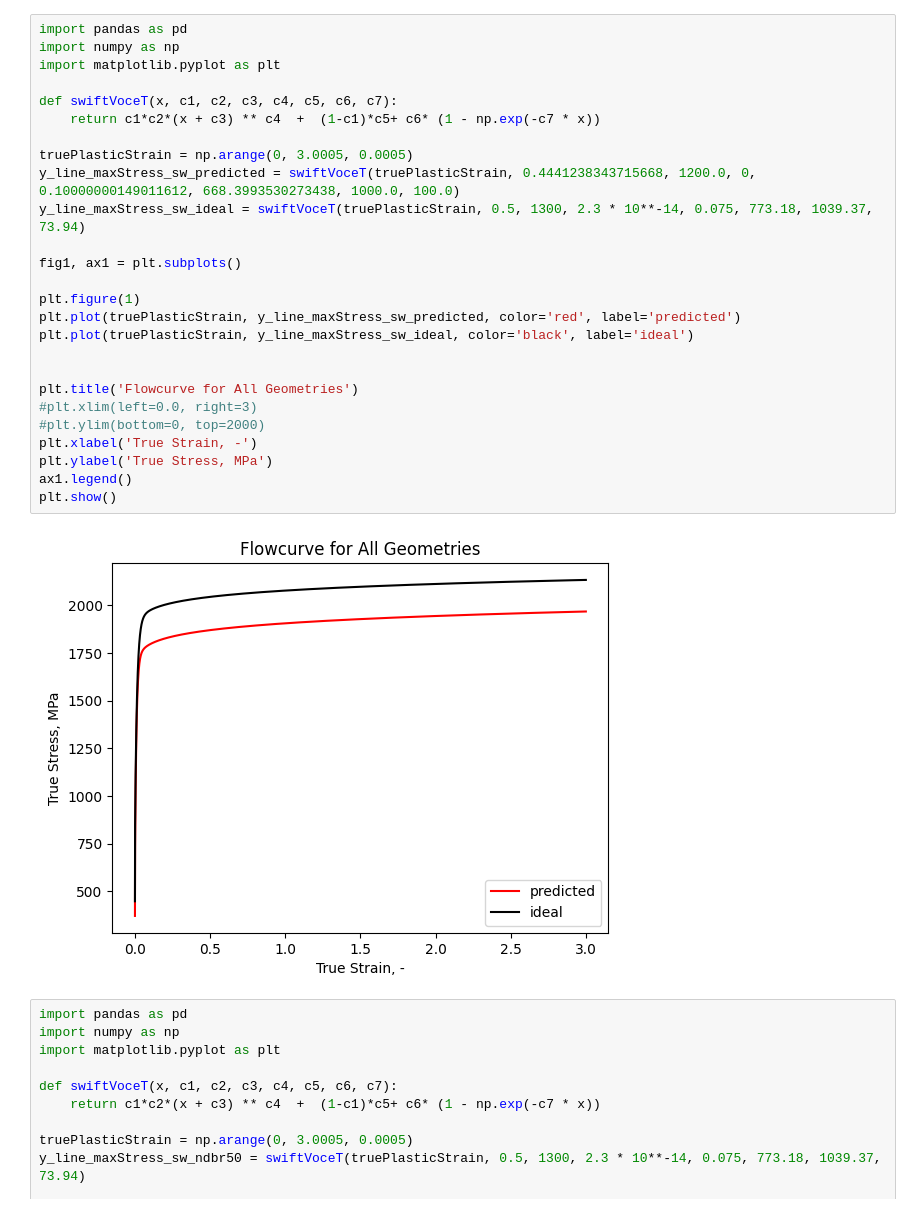
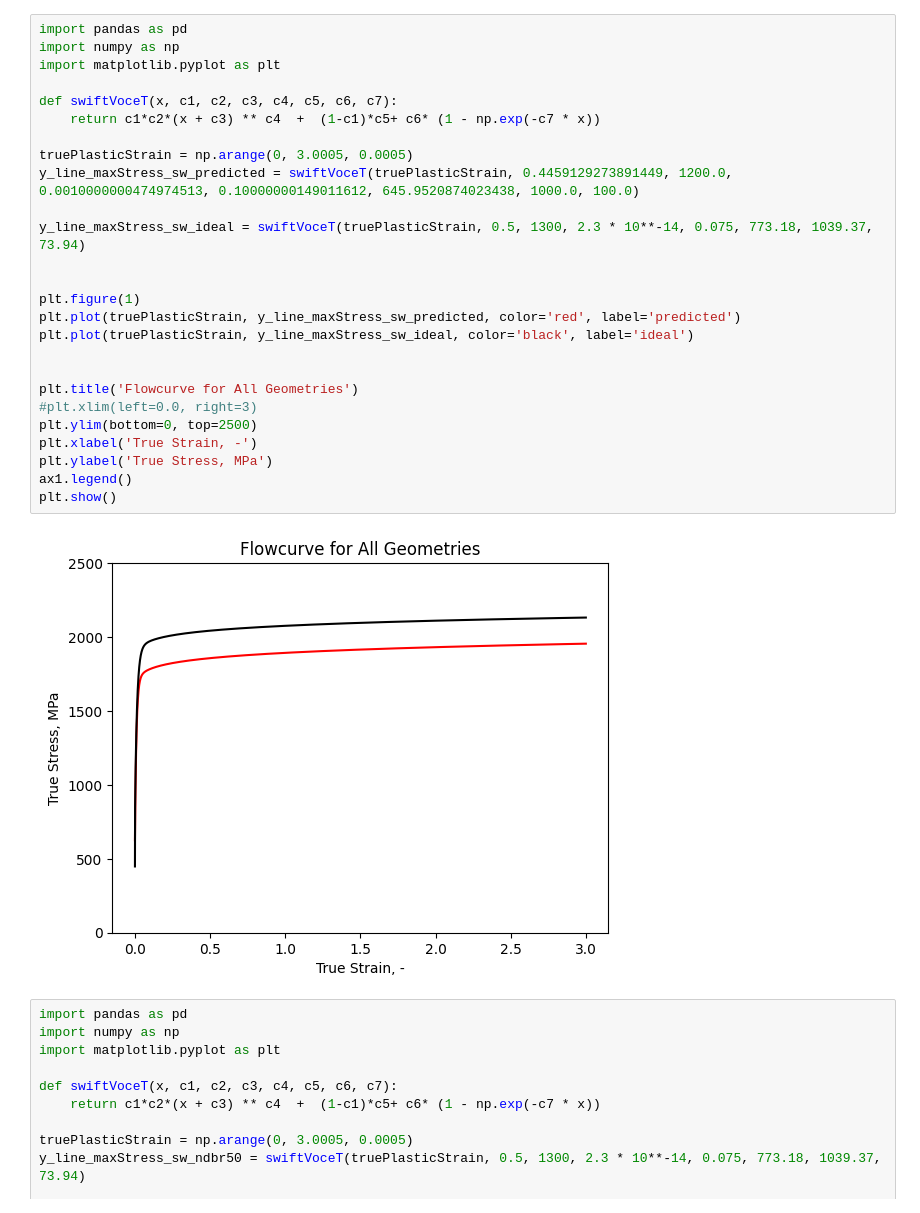
Before and after one commit to LianjGroup/Machine-Learning-Assisted-Optimization-of-Hardening-Parameters, a Jupyter notebook: MAIN/MODELS/PART20_FLOWCURVES.ipynb, the cells around one changed output. Drawn from its saved outputs; the diff is of its cells as text.

```diff
--- a/MAIN/MODELS/PART20_FLOWCURVES.ipynb
+++ b/MAIN/MODELS/PART20_FLOWCURVES.ipynb
@@ -1,31 +1,31 @@
 # %%
 import pandas as pd
 import numpy as np
 import matplotlib.pyplot as plt
 
 def swiftVoceT(x, c1, c2, c3, c4, c5, c6, c7):
     return c1*c2*(x + c3) ** c4  +  (1-c1)*c5+ c6* (1 - np.exp(-c7 * x))
 
 truePlasticStrain = np.arange(0, 3.0005, 0.0005)
-y_line_maxStress_sw_predicted = swiftVoceT(truePlasticStrain, 0.4441238343715668, 1200.0, 0, 0.10000000149011612, 668.3993530273438, 1000.0, 100.0)
+y_line_maxStress_sw_predicted = swiftVoceT(truePlasticStrain, 0.4459129273891449, 1200.0, 0.0010000000474974513, 0.10000000149011612, 645.9520874023438, 1000.0, 100.0)
+
 y_line_maxStress_sw_ideal = swiftVoceT(truePlasticStrain, 0.5, 1300, 2.3 * 10**-14, 0.075, 773.18, 1039.37, 73.94)
 
-fig1, ax1 = plt.subplots()
 
 plt.figure(1)
 plt.plot(truePlasticStrain, y_line_maxStress_sw_predicted, color='red', label='predicted')
 plt.plot(truePlasticStrain, y_line_maxStress_sw_ideal, color='black', label='ideal')
 
 
 plt.title('Flowcurve for All Geometries')
 #plt.xlim(left=0.0, right=3)
-#plt.ylim(bottom=0, top=2000)
+plt.ylim(bottom=0, top=2500)
 plt.xlabel('True Strain, -')
 plt.ylabel('True Stress, MPa')
 ax1.legend()
 plt.show()
 # %% [output]
-[figure, old version]
+[figure, new version]
 # %%
 import pandas as pd
 import numpy as np
```
Also changed, not shown: 27 other files.
